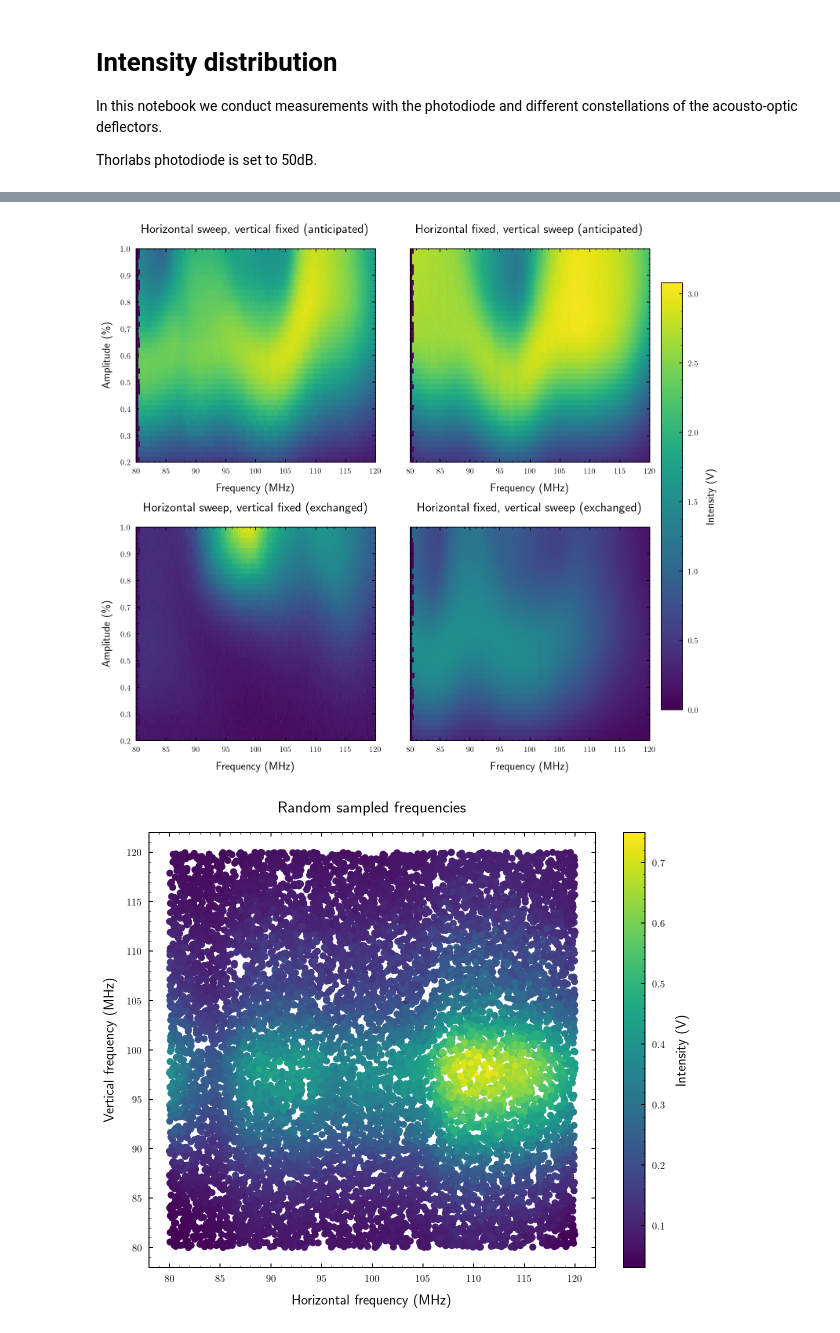
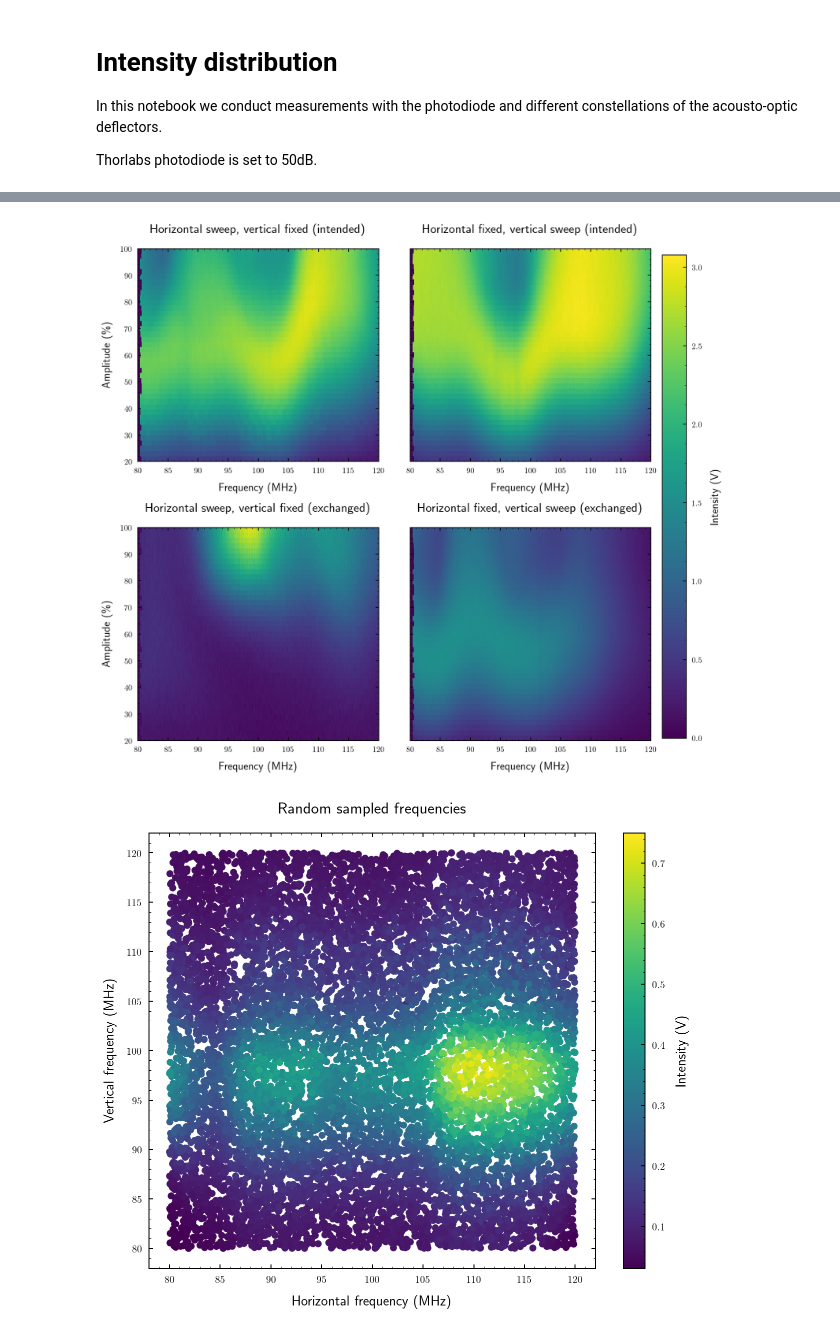
Before and after one commit to bodokaiser/bachelor-thesis, a Jupyter notebook: notebook/evaluation/intensity-distribution.ipynb, the cells around one changed output, grey strips where cells are left out. Cells and saved outputs as stored; diff of their text form; code cells hidden in the pictures.

```diff
--- a/notebook/evaluation/intensity-distribution.ipynb
+++ b/notebook/evaluation/intensity-distribution.ipynb
@@ -16,7 +21,7 @@ os.makedirs(figuredir, exist_ok=True)
 # %%
 def to_intensity_matrix(df):
     df = df[(df.time > 0) & (df.time < T)]
-    df['frequency'] = f0 + (f1 - f0) * df.time / T
+    df['frequency'] = f0 + (f1 - f0) * df.time / (df.time.max() - df.time.min())
 
     U = [float(c.split('@')[-1]) for c in df.columns if c.startswith('voltage')]
     M = df[[c for c in df.columns if c.startswith('voltage')]].values
@@ -24,8 +29,8 @@ def to_intensity_matrix(df):
     return df.frequency.values, np.array(U), M
 
 def to_intensity_matrix2(df):
-    df = df[(df.time > 0) & (df.time < T)]
-    df['frequency'] = f0 + (f1 - f0) * df.time / T
+    df = df[(df.time > 0) & (df.time < 260e-3)]
+    df['frequency'] = f0 + (f1 - f0) * df.time / (df.time.max() - df.time.min())
 
     U = [float(c.split('@')[-1].split('%')[0]) for c in df.columns if c.startswith('voltage')]
     M = df[[c for c in df.columns if c.startswith('voltage')]].values
@@ -33,8 +38,8 @@ def to_intensity_matrix2(df):
     return df.frequency.values, np.array(U), M
 
 def to_intensity_matrix3(df):
-    df = df[(df.time > 0) & (df.time < T)]
-    df['frequency'] = f0 + (f1 - f0) * df.time / T
+    df = df[(df.time > 0) & (df.time < 260e-3)]
+    df['frequency'] = f0 + (f1 - f0) * df.time / (df.time.max() - df.time.min())
 
     U = [float(c.split('@')[-1].split('MHz')[0])*1e6 for c in df.columns if c.startswith('voltage')]
     M = df[[c for c in df.columns if c.startswith('voltage')]].values
@@ -102,41 +107,41 @@ aev_f, aev_U, aev_I = to_intensity_matrix2(a_vsweep_ex)
 # %%
 fig, axes = plt.subplots(nrows=2, ncols=2, figsize=(10, 10), sharey=True)
 
 vmin = np.min([ah_I.min(), av_I.min(), aeh_I.min(), aev_I.min()])
 vmax = np.max([ah_I.max(), av_I.max(), aeh_I.max(), aev_I.max()])
 
 axes = axes.flatten()
 
-axes[0].set_title('Horizontal sweep, vertical fixed (anticipated)')
+axes[0].set_title('Horizontal sweep, vertical fixed (intended)')
 axes[0].set_xlabel('Frequency (MHz)')
 axes[0].set_ylabel('Amplitude (\%)')
 axes[0].imshow(np.rot90(ah_I), aspect='auto', vmin=vmin, vmax=vmax,
-    extent=[ah_f.min() / 1e6, ah_f.max() / 1e6, ah_U.min(), ah_U.max()])
+    extent=[ah_f.min() / 1e6, ah_f.max() / 1e6, ah_U.min() * 1e2, ah_U.max() * 1e2])
 
-axes[1].set_title('Horizontal fixed, vertical sweep (anticipated)')
+axes[1].set_title('Horizontal fixed, vertical sweep (intended)')
 axes[1].set_xlabel('Frequency (MHz)')
 axes[1].imshow(np.rot90(av_I), aspect='auto', vmin=vmin, vmax=vmax,
-    extent=[av_f.min() / 1e6, av_f.max() / 1e6, av_U.min(), av_U.max()])
+    extent=[av_f.min() / 1e6, av_f.max() / 1e6, av_U.min() * 1e2, av_U.max() * 1e2])
 
 axes[2].set_title('Horizontal sweep, vertical fixed (exchanged)')
 axes[2].set_xlabel('Frequency (MHz)')
 axes[2].set_ylabel('Amplitude (\%)')
 axes[2].imshow(np.rot90(aeh_I), aspect='auto',# vmin=vmin, vmax=vmax,
-    extent=[aeh_f.min() / 1e6, aeh_f.max() / 1e6, aeh_U.min(), aeh_U.max()])
+    extent=[aeh_f.min() / 1e6, aeh_f.max() / 1e6, aeh_U.min() * 1e2, aeh_U.max() * 1e2])
 
 axes[3].set_title('Horizontal fixed, vertical sweep (exchanged)')
 axes[3].set_xlabel('Frequency (MHz)')
 im = axes[3].imshow(np.rot90(aev_I), aspect='auto', vmin=vmin, vmax=vmax,
-    extent=[aev_f.min() / 1e6, aev_f.max() / 1e6, aev_U.min(), aev_U.max()])
+    extent=[aev_f.min() / 1e6, aev_f.max() / 1e6, aev_U.min() * 1e2, aev_U.max() * 1e2])
 
 fig.subplots_adjust(right=1.16)
-fig.colorbar(im, ax=list(axes), label='Intensity (V)')
+fig.colorbar(im, ax=list(axes), label='Intensity (V)', shrink=1.13)
 fig.tight_layout()
-fig.savefig(os.path.join(figuredir, 'paired-amplitude.pdf'))
+#fig.savefig(os.path.join(figuredir, 'paired-amplitude.pdf'))
 
 plt.show()
 # %% [output]
-[figure, old version]
+[figure, new version]
 # %%
 ra = pd.read_csv('../../dataset/intensity/sample-frequency.csv')
 # %%
```
Also changed, not shown: parts of 4 cells of this notebook, 12 other files.
